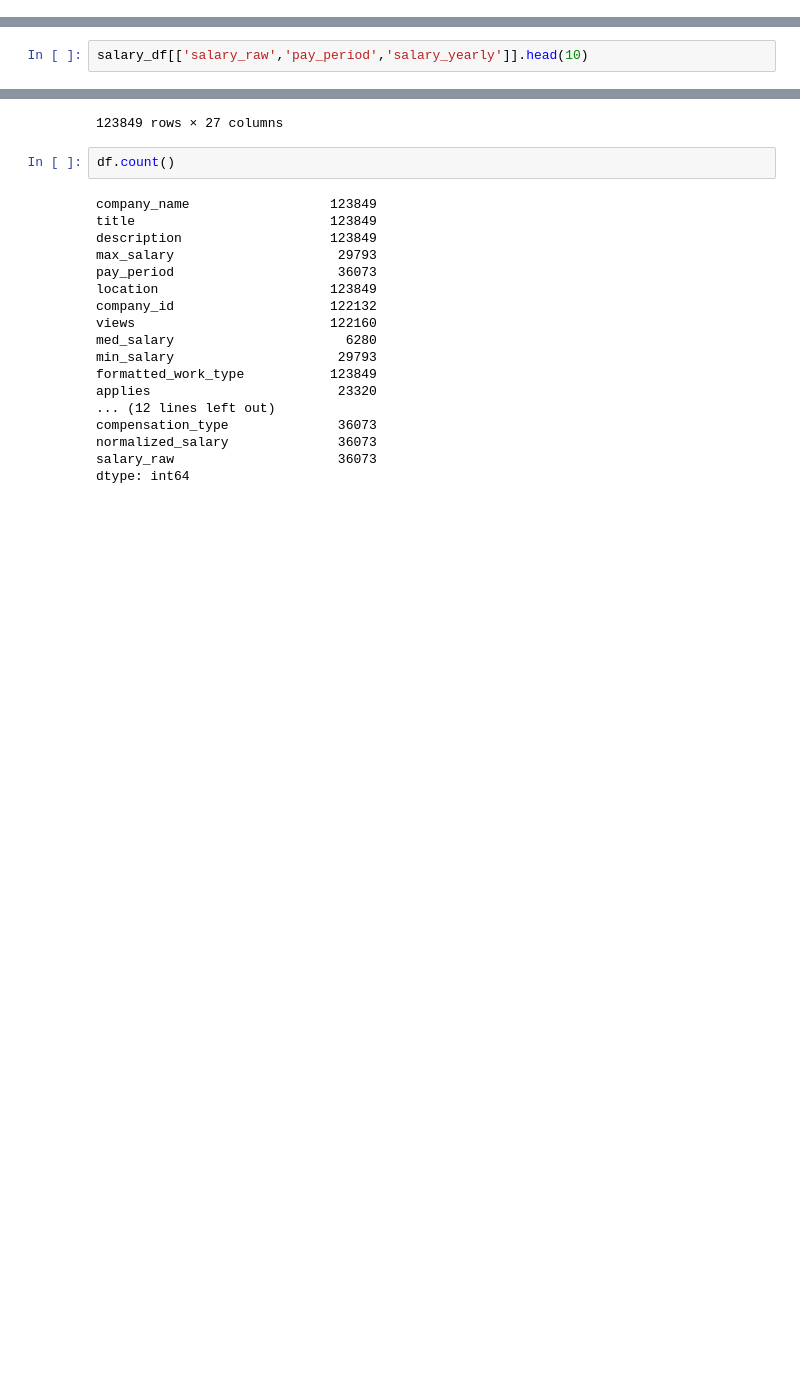
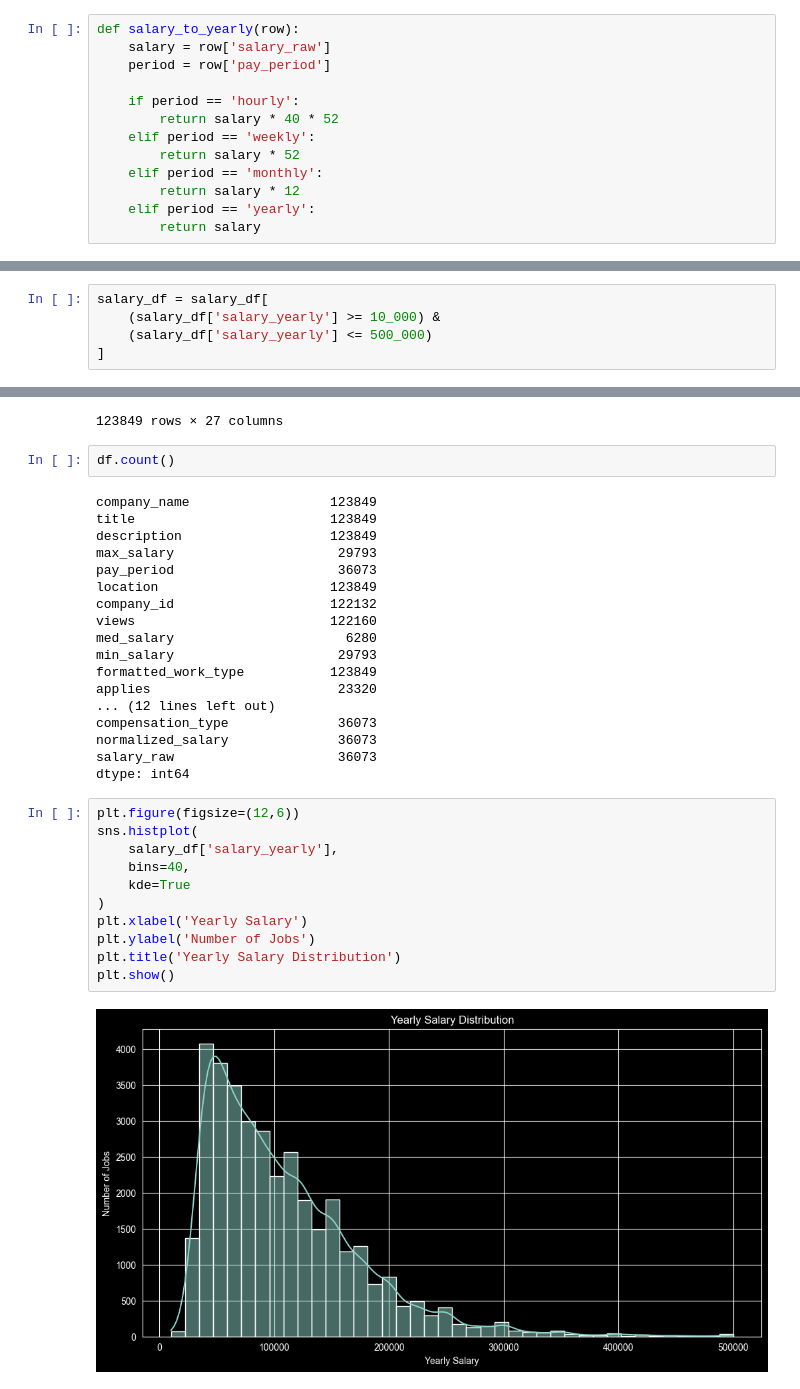
Before and after one commit to Anuzzzzzzzz/Mamacita, a Jupyter notebook: learnPythonnnnnnnnnn/jupyternotebook/pandas/posting.ipynb, the cells around one changed output, grey strips where cells are left out. Cells and saved outputs as stored; diff of their text form; blank space fills up the shorter version.

```diff
--- a/learnPythonnnnnnnnnn/jupyternotebook/pandas/posting.ipynb
+++ b/learnPythonnnnnnnnnn/jupyternotebook/pandas/posting.ipynb
@@ -264,0 +254,13 @@ salary_df['salary_yearly'] = salary_df.apply(salary_to_yearly, axis=1)
+# %%
+def salary_to_yearly(row):
+    salary = row['salary_raw']
+    period = row['pay_period']
+
+    if period == 'hourly':
+        return salary * 40 * 52
+    elif period == 'weekly':
+        return salary * 52
+    elif period == 'monthly':
+        return salary * 12
+    elif period == 'yearly':
+        return salary
@@ -265,2 +269,5 @@ salary_df['salary_yearly'] = salary_df.apply(salary_to_yearly, axis=1)
 # %%
-salary_df[['salary_raw','pay_period','salary_yearly']].head(10)
+salary_df = salary_df[
+    (salary_df['salary_yearly'] >= 10_000) &
+    (salary_df['salary_yearly'] <= 500_000)
+]
@@ -314,3 +320,16 @@ compensation_type              36073
 normalized_salary              36073
 salary_raw                     36073
 dtype: int64
+# %%
+plt.figure(figsize=(12,6))
+sns.histplot(
+    salary_df['salary_yearly'],
+    bins=40,
+    kde=True
+)
+plt.xlabel('Yearly Salary')
+plt.ylabel('Number of Jobs')
+plt.title('Yearly Salary Distribution')
+plt.show()
+# %% [output]
+[figure, added]
```
Also changed, not shown: parts of 7 cells of this notebook, 3 other files.
